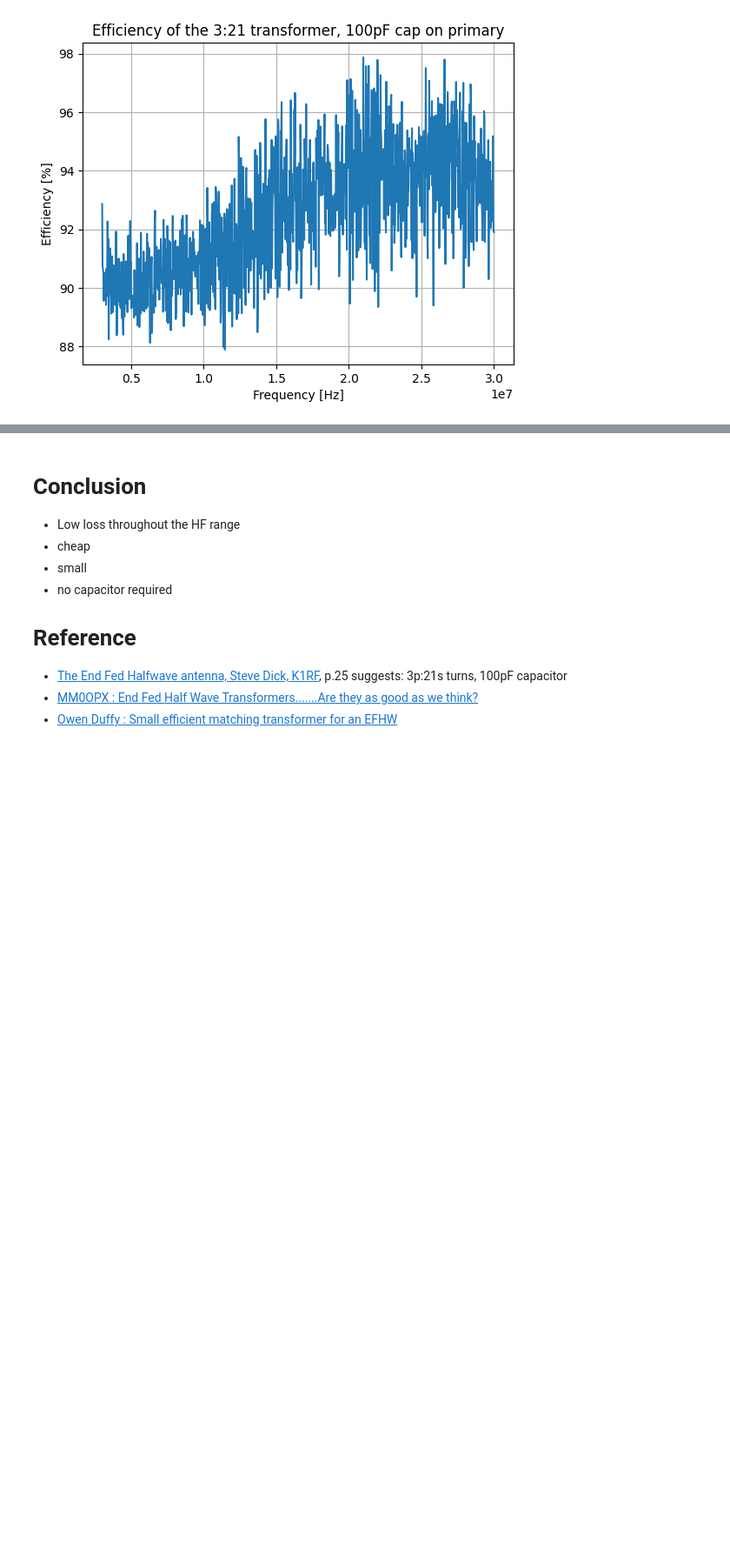
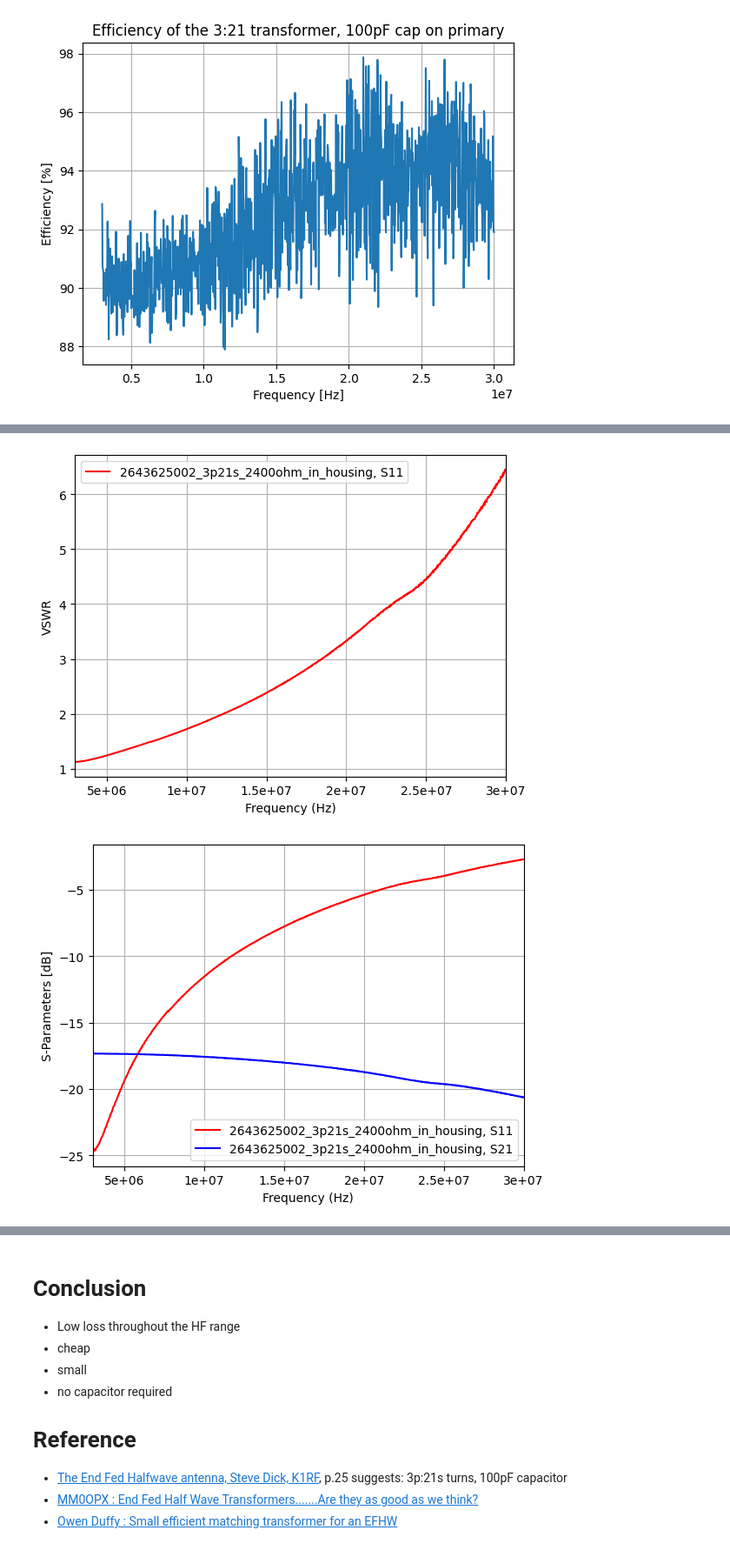
Before and after one commit to LieBtrau/zombocalypse-emcomms, a Jupyter notebook: impedance_transformer/Measurement_Results/Fair-Rite_2643625002/2643625002.ipynb, the cells around one changed output, grey strips where cells are left out. Shown: that part at 87% size. Cells and saved outputs as stored; diff of their text form; code cells hidden in the pictures; blank space fills up the shorter version.

```diff
--- a/impedance_transformer/Measurement_Results/Fair-Rite_2643625002/2643625002.ipynb
+++ b/impedance_transformer/Measurement_Results/Fair-Rite_2643625002/2643625002.ipynb
@@ -127,0 +133,10 @@ plot_efficiency(nw.f, loss_db,'Efficiency of the 3:21 transformer, 100pF cap on
+# %%
+nw = rf.Network('./2643625002_3p21s_2400ohm_in_housing.s2p')
+nw_cal = rf.Network('./cal_2400ohm.s2p')
+plot_vswr(nw)
+plot_s_parameters(nw)
+loss_db = plot_transformer_loss(nw, nw_cal, 'Loss of the 3:21 transformer, built into the housing')
+plot_efficiency(nw.f, loss_db,'Efficiency of the 3:21 transformer, built into the housing')
+# %% [output]
+[figure, added]
+[figure, added]
```
Also changed, not shown: parts of 8 cells of this notebook, 4 other files.
